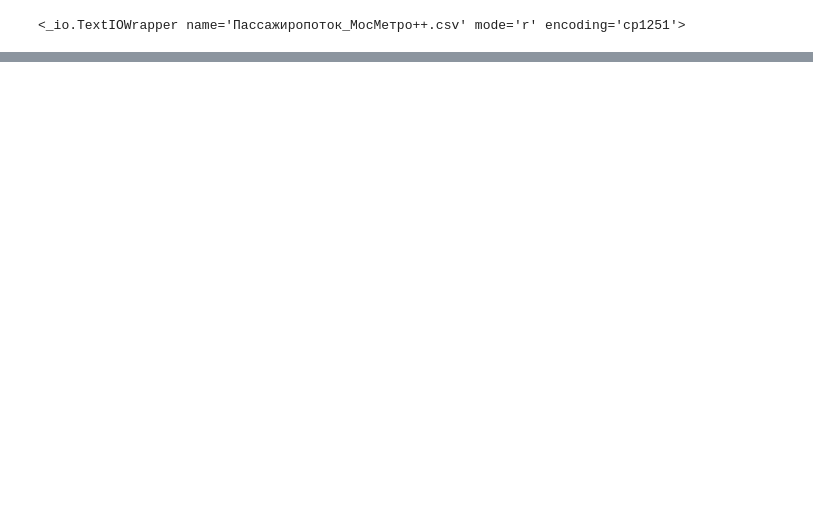
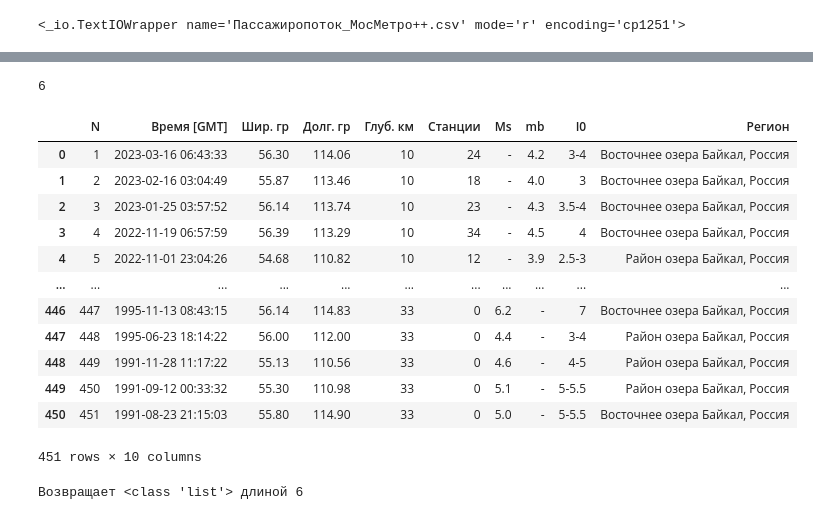
Before and after one commit to kroninam/My_notes_for_Pandas, a Jupyter notebook: 005_pandas_different_sourses_of_DATA.ipynb, the cells around one changed output, grey strips where cells are left out. Saved outputs shown, nothing was run; the diff lists cells and outputs as text; code cells hidden in the pictures; blank space fills up the shorter version.

```diff
--- a/005_pandas_different_sourses_of_DATA.ipynb
+++ b/005_pandas_different_sourses_of_DATA.ipynb
@@ -422,0 +546,22 @@ Name: NameOfTariff, dtype: object
+# %%
+_lst = pd.read_html('mapCustom+.html')
+# %%
+len(_lst)
+# %% [output]
+6
+# %%
+_lst[2]
+# %% [output]
+|  | N | Время [GMT] | Шир. гр | Долг. гр | Глуб. км | Станции | Ms | mb | I0 | Регион |
+| 0 | 1 | 2023-03-16 06:43:33 | 56.30 | 114.06 | 10 | 24 | - | 4.2 | 3-4 | Восточнее озера Байкал, Россия |
+| 1 | 2 | 2023-02-16 03:04:49 | 55.87 | 113.46 | 10 | 18 | - | 4.0 | 3 | Восточнее озера Байкал, Россия |
+| 2 | 3 | 2023-01-25 03:57:52 | 56.14 | 113.74 | 10 | 23 | - | 4.3 | 3.5-4 | Восточнее озера Байкал, Россия |
+| 3 | 4 | 2022-11-19 06:57:59 | 56.39 | 113.29 | 10 | 34 | - | 4.5 | 4 | Восточнее озера Байкал, Россия |
+| 4 | 5 | 2022-11-01 23:04:26 | 54.68 | 110.82 | 10 | 12 | - | 3.9 | 2.5-3 | Район озера Байкал, Россия |
+| ... | ... | ... | ... | ... | ... | ... | ... | ... | ... | ... |
+| 446 | 447 | 1995-11-13 08:43:15 | 56.14 | 114.83 | 33 | 0 | 6.2 | - | 7 | Восточнее озера Байкал, Россия |
+| 447 | 448 | 1995-06-23 18:14:22 | 56.00 | 112.00 | 33 | 0 | 4.4 | - | 3-4 | Район озера Байкал, Россия |
+| 448 | 449 | 1991-11-28 11:17:22 | 55.13 | 110.56 | 33 | 0 | 4.6 | - | 4-5 | Район озера Байкал, Россия |
+| 449 | 450 | 1991-09-12 00:33:32 | 55.30 | 110.98 | 33 | 0 | 5.1 | - | 5-5.5 | Район озера Байкал, Россия |
+| 450 | 451 | 1991-08-23 21:15:03 | 55.80 | 114.90 | 33 | 0 | 5.0 | - | 5-5.5 | Восточнее озера Байкал, Россия |
+451 rows × 10 columns
@@ -422,0 +570,5 @@ Name: NameOfTariff, dtype: object
+# %%
+_lst = pd.read_html('http://www.gsras.ru/cgi-bin/new/mapCustom.pl?l=0&lat=56.17&lon=113.56&num=500&rad=100')
+print(f'Возвращает {type(_lst)} длиной {len(_lst)}')
+# %% [output]
+Возвращает <class 'list'> длиной 6
```
Also changed, not shown: parts of 105 cells of this notebook, 32 other files.
